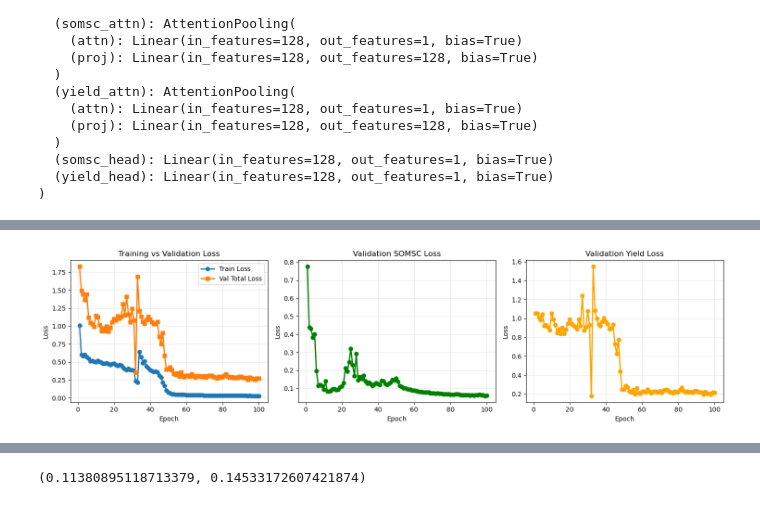
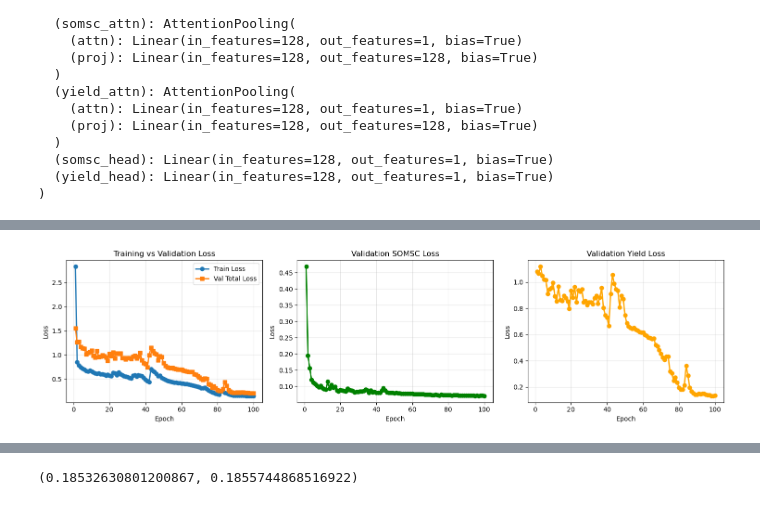
Before and after one commit to dwij2212/kgml-daycent, a Jupyter notebook: lib/train.ipynb, the cells around one changed output, grey strips where cells are left out. Saved outputs shown, nothing was run; the diff lists cells and outputs as text; code cells hidden in the pictures.

Commit message:
visualising experiment 4 results

```diff
--- a/lib/train.ipynb
+++ b/lib/train.ipynb
@@ -23,10 +23,10 @@ torch.manual_seed(RND_SEED)
 # %% [output]
 <torch._C.Generator at 0x...>
 # %%
-INPUT_NPY = "/users/6/mehta423/daycent/data/experiment2/train_X.npy"
-OUTPUT_NPY = "/users/6/mehta423/daycent/data/experiment2/train_Y.npy"
+INPUT_NPY = "/users/6/mehta423/daycent/data/experiment4/train_X.npy"
+OUTPUT_NPY = "/users/6/mehta423/daycent/data/experiment4/train_Y.npy"
 INIT_COND = "/users/6/mehta423/daycent/data/SAS_KGML_090925/InputData/initial_site_conditions.xlsx"
-OUTPUT_DIR = "/users/6/mehta423/daycent/output/experiment2"
+OUTPUT_DIR = "/users/6/mehta423/daycent/output/experiment4"
 # %%
 # ----------------------
 # Config
@@ -40,11 +40,12 @@ run = wandb.init(
     # Set the wandb entity where your project will be logged (generally your team name).
     # Set the wandb project where this run will be logged.
     project="daycent",
-    # Track hyperparameters and run metadata.
+    name="experiment4/pid-holdout-quadrantwise",
+    notes="For this the holdout is quadrant wise. The bottom left quadrant is for training and top right is for testing. Using 10 scenarios.",
     config={
         "learning_rate": LR,
         "architecture": "LSTM with Attention",
-        "dataset": "10 Scenarios, 100 Points",
+        "dataset": "10 Scenarios, 56 Points",
         "epochs": EPOCHS,
         "batch_size": BATCH_SIZE
     },
@@ -71,8 +72,9 @@ len(dataset)
 # %%
 # 1) Define split boundaries
-train_size = 2500 * 7
-val_size = 2500 * 2
-test_size = 2500
+UNIT_SIZE = 1400  # Each point_id has 1400 samples (10 scenarios * 56 points * 25 years)
+train_size = UNIT_SIZE * 7
+val_size = UNIT_SIZE * 2
+test_size = UNIT_SIZE * 1
 # Total: 25000
 
 # 2) Create index arrays for each split
@@ -202,42 +204,4 @@ for epoch in range(EPOCHS):
     })
 
     scheduler.step(total_loss)
-
-
-# ----------------------
-# Plot losses
-# ----------------------
-fig, axes = plt.subplots(1, 3, figsize=(15, 4))
-
-# Plot 1: Training vs Total Validation Loss
-axes[0].plot(range(1, EPOCHS+1), train_losses, marker='o', label='Train Loss', linewidth=2)
-axes[0].plot(range(1, EPOCHS+1), val_total_losses, marker='s', label='Val Total Loss', linewidth=2)
-axes[0].set_xlabel('Epoch')
-axes[0].set_ylabel('Loss')
-axes[0].set_title('Training vs Validation Loss')
-axes[0].legend()
-axes[0].grid(True, alpha=0.3)
-
-# Plot 2: Validation SOMSC Loss
-axes[1].plot(range(1, EPOCHS+1), val_somsc_losses, marker='o', color='green', linewidth=2)
-axes[1].set_xlabel('Epoch')
-axes[1].set_ylabel('Loss')
-axes[1].set_title('Validation SOMSC Loss')
-axes[1].grid(True, alpha=0.3)
-
-# Plot 3: Validation Yield Loss
-axes[2].plot(range(1, EPOCHS+1), val_yield_losses, marker='o', color='orange', linewidth=2)
-axes[2].set_xlabel('Epoch')
-axes[2].set_ylabel('Loss')
-axes[2].set_title('Validation Yield Loss')
-axes[2].grid(True, alpha=0.3)
-
-plt.tight_layout()
-plt.savefig('training_losses.png', dpi=150, bbox_inches='tight')
-plt.show()
-
-print("\nFinal Results:")
-print(f"Best Validation Total Loss: {min(val_total_losses):.4f} at epoch {val_total_losses.index(min(val_total_losses))+1}")
-print(f"Best Validation SOMSC Loss: {min(val_somsc_losses):.4f} at epoch {val_somsc_losses.index(min(val_somsc_losses))+1}")
-print(f"Best Validation Yield Loss: {min(val_yield_losses):.4f} at epoch {val_yield_losses.index(min(val_yield_losses))+1}")
 # %% [output]
@@ -261,2 +225,2 @@ Epoch 100/100 - Loss: 0.0283
-[figure, old version]
+[figure, new version]
 Final Results:
@@ -266,4 +230,4 @@ Best Validation Yield Loss: 0.1805 at epoch 32
 # %%
 evaluate(model, test_loader, DEVICE)
 # %% [output]
-(0.11380895118713379, 0.14533172607421874)
+(0.18532630801200867, 0.1855744868516922)
```
Also changed, not shown: parts of 7 cells of this notebook, 3 other files.
